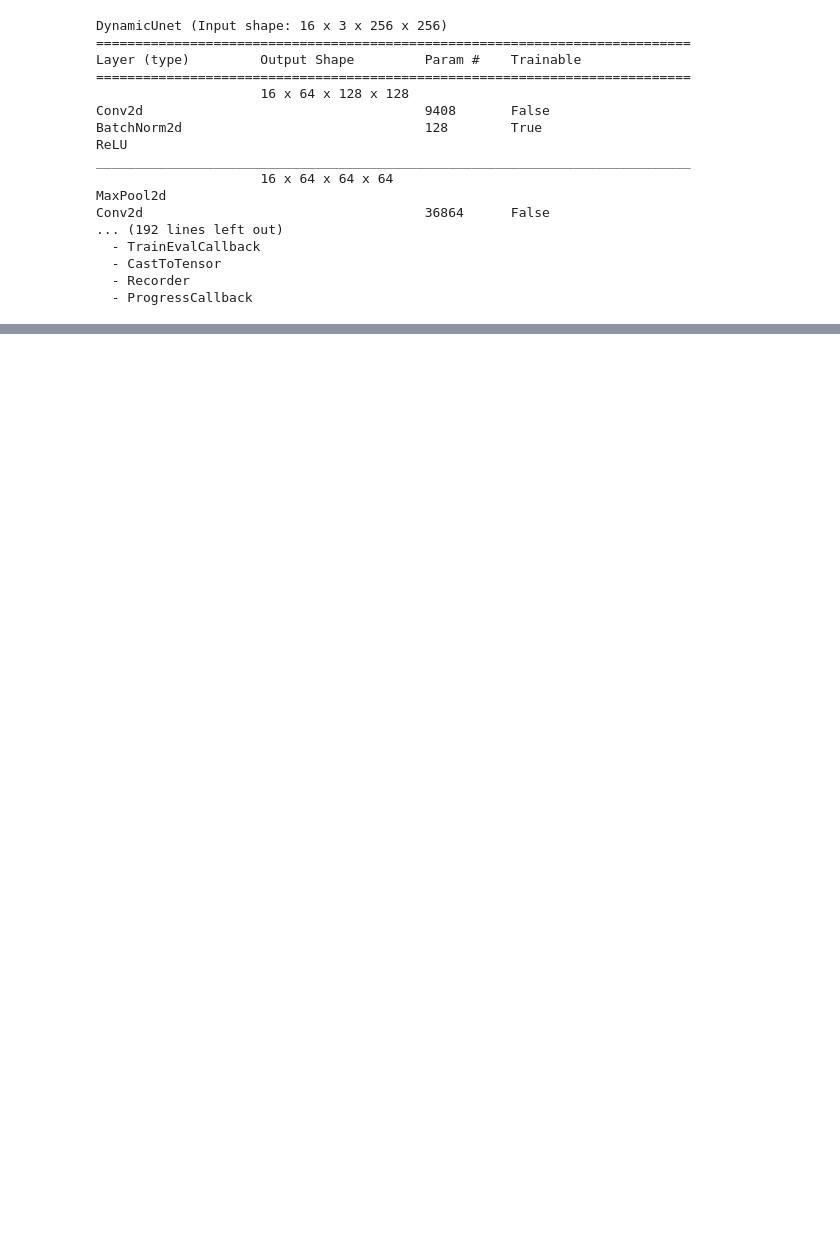
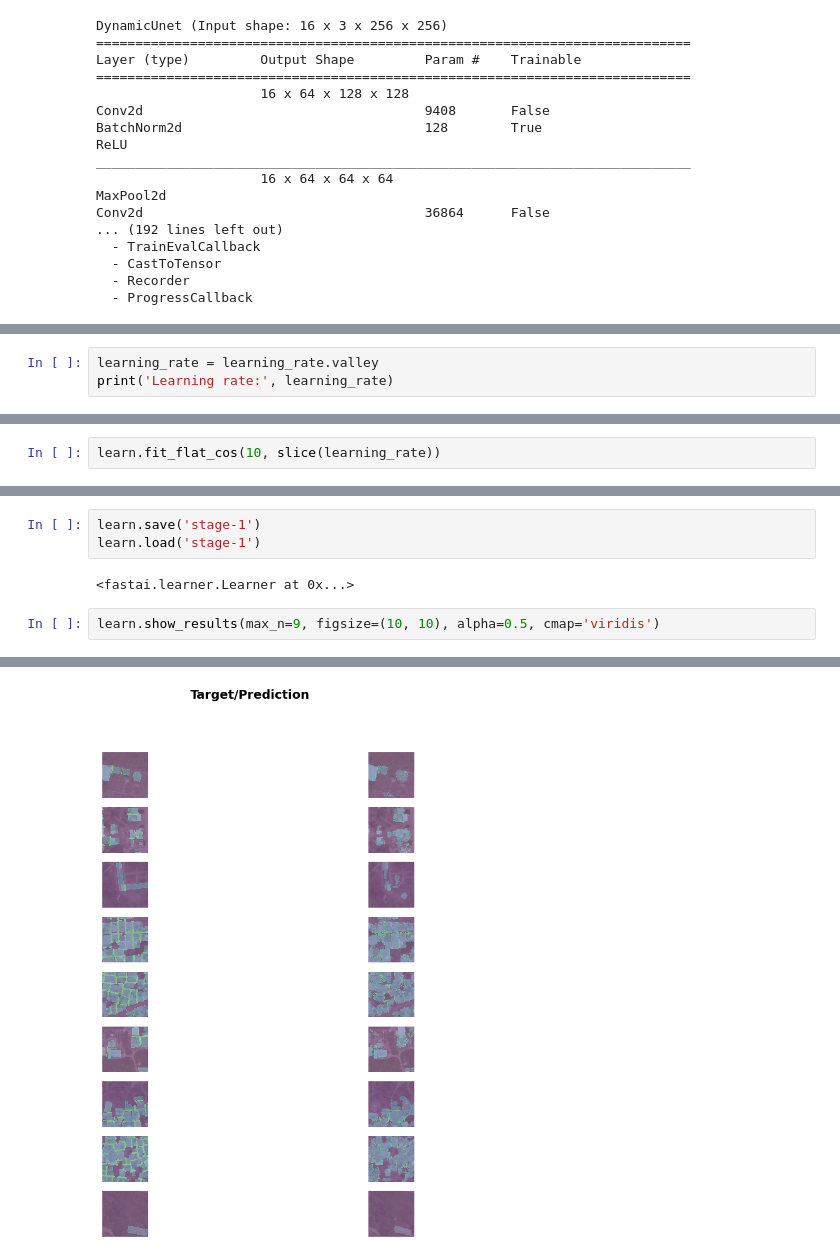
Before and after one commit to imharrisonking/rooftop-segmentation, a Jupyter notebook: training.ipynb, the cells around one changed output, grey strips where cells are left out. Cells and saved outputs as stored; diff of their text form; blank space fills up the shorter version.

```diff
--- a/training.ipynb
+++ b/training.ipynb
@@ -269,0 +391,3 @@ SuggestedLRs(valley=0.0030199517495930195)
+# %%
+learning_rate = learning_rate.valley
+print('Learning rate:', learning_rate)
@@ -269,0 +396,2 @@ SuggestedLRs(valley=0.0030199517495930195)
+# %%
+learn.fit_flat_cos(10, slice(learning_rate))
@@ -269,0 +410,8 @@ SuggestedLRs(valley=0.0030199517495930195)
+# %%
+learn.save('stage-1')
+learn.load('stage-1')
+# %% [output]
+<fastai.learner.Learner at 0x...>
+# %%
+learn.show_results(max_n=9, figsize=(10, 10), alpha=0.5, cmap='viridis')
+# %% [output]
@@ -269,0 +419 @@ SuggestedLRs(valley=0.0030199517495930195)
+[figure, added]
```
Also changed, not shown: parts of 18 cells of this notebook.
